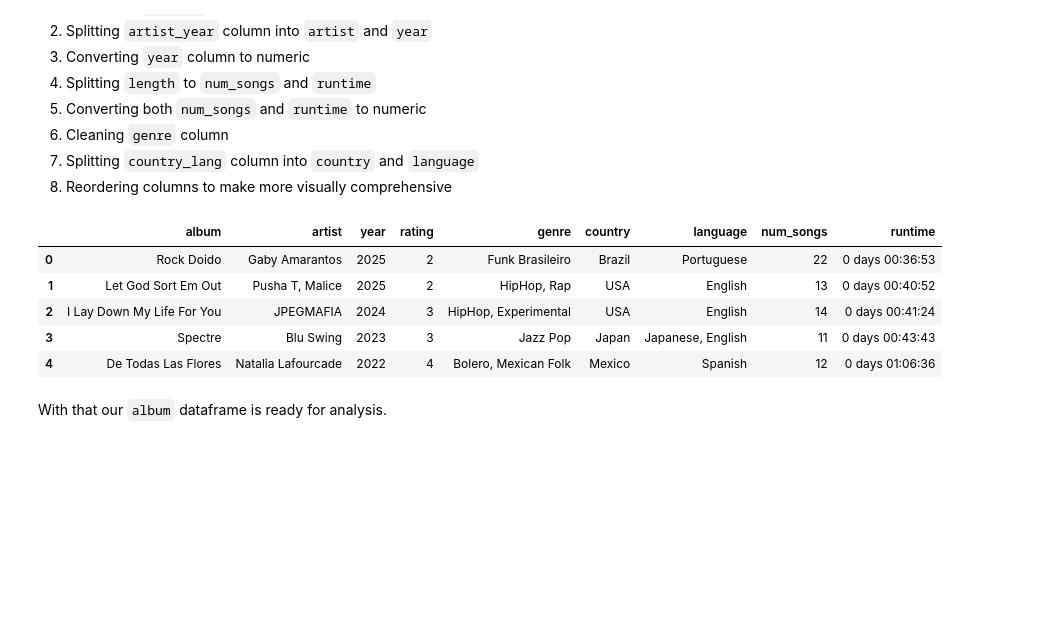
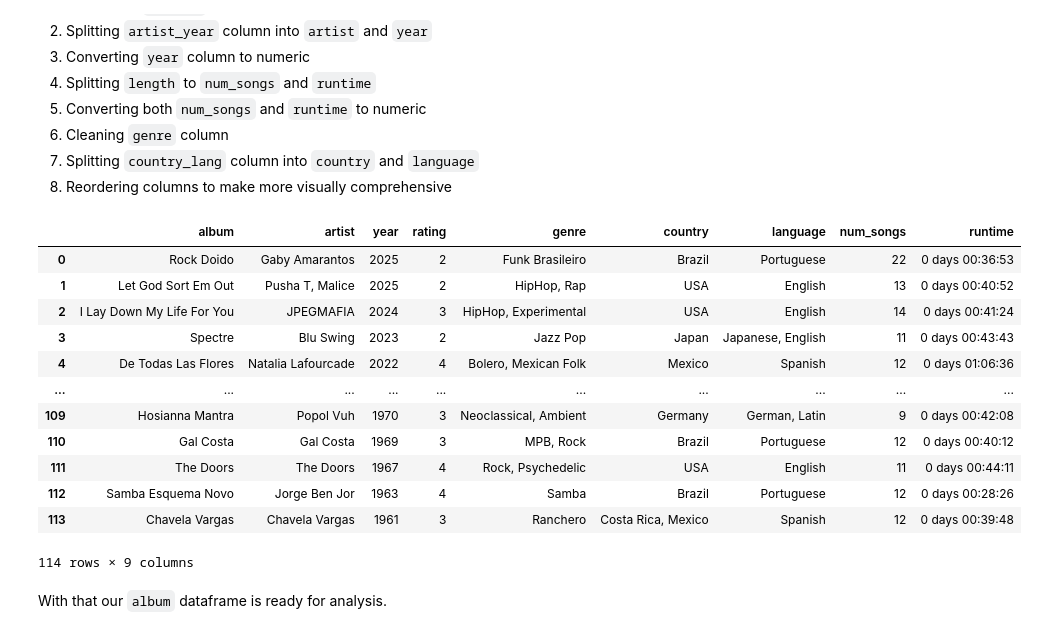
Before and after one commit to osvalentino/album_review, a Jupyter notebook: album_review.ipynb, the cells around one changed output. Saved outputs shown, nothing was run; the diff lists cells and outputs as text; code cells hidden in the pictures; blank space fills up the shorter version.

```diff
--- a/album_review.ipynb
+++ b/album_review.ipynb
@@ -63,7 +63,7 @@ The `album` dataframe represents the data on albums I have finished writing a re
 `'album', 'artist', 'year', 'rating', 'genre', 'country', 'language', 'num_songs', 'runtime'`
 # %%
 album = df[~df['rating'].str.contains('\*', na = False)]
-album = album.loc[1:, ['album', 'artist_year', 'length', 'genre', 'country_lang', 'rating']].reset_index(drop=True)
+album = album.loc[2:, ['album', 'artist_year', 'length', 'genre', 'country_lang', 'rating']].reset_index(drop=True)
 album.head()
 # %% [output]
 |  | album | artist_year | length | genre | country_lang | rating |
@@ -114,14 +114,21 @@ album['language'] = album['language'].apply(lambda x: x[:-1])
 # Reordering / selecting columns
 album = album[['album', 'artist', 'year', 'rating', 'genre', 'country', 'language', 'num_songs', 'runtime']]
 # %%
-album.head()
+album
 # %% [output]
 |  | album | artist | year | rating | genre | country | language | num_songs | runtime |
 | 0 | Rock Doido | Gaby Amarantos | 2025 | 2 | Funk Brasileiro | Brazil | Portuguese | 22 | 0 days 00:36:53 |
 | 1 | Let God Sort Em Out | Pusha T, Malice | 2025 | 2 | HipHop, Rap | USA | English | 13 | 0 days 00:40:52 |
 | 2 | I Lay Down My Life For You | JPEGMAFIA | 2024 | 3 | HipHop, Experimental | USA | English | 14 | 0 days 00:41:24 |
-| 3 | Spectre | Blu Swing | 2023 | 3 | Jazz Pop | Japan | Japanese, English | 11 | 0 days 00:43:43 |
+| 3 | Spectre | Blu Swing | 2023 | 2 | Jazz Pop | Japan | Japanese, English | 11 | 0 days 00:43:43 |
 | 4 | De Todas Las Flores | Natalia Lafourcade | 2022 | 4 | Bolero, Mexican Folk | Mexico | Spanish | 12 | 0 days 01:06:36 |
+| ... | ... | ... | ... | ... | ... | ... | ... | ... | ... |
+| 109 | Hosianna Mantra | Popol Vuh | 1970 | 3 | Neoclassical, Ambient | Germany | German, Latin | 9 | 0 days 00:42:08 |
+| 110 | Gal Costa | Gal Costa | 1969 | 3 | MPB, Rock | Brazil | Portuguese | 12 | 0 days 00:40:12 |
+| 111 | The Doors | The Doors | 1967 | 4 | Rock, Psychedelic | USA | English | 11 | 0 days 00:44:11 |
+| 112 | Samba Esquema Novo | Jorge Ben Jor | 1963 | 4 | Samba | Brazil | Portuguese | 12 | 0 days 00:28:26 |
+| 113 | Chavela Vargas | Chavela Vargas | 1961 | 3 | Ranchero | Costa Rica, Mexico | Spanish | 12 | 0 days 00:39:48 |
+114 rows × 9 columns
 # %% [markdown]
 With that our `album` dataframe is ready for analysis.
 # %% [markdown]
```
Also changed, not shown: parts of 33 cells of this notebook.
